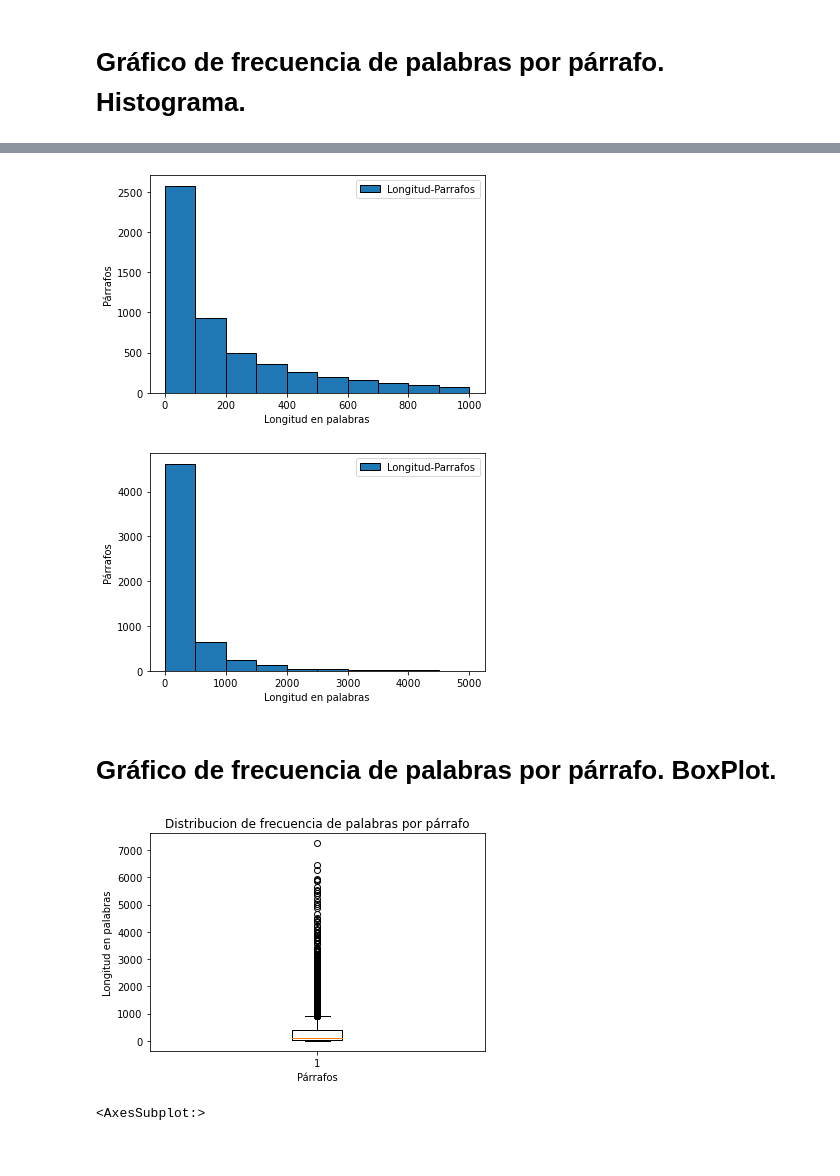
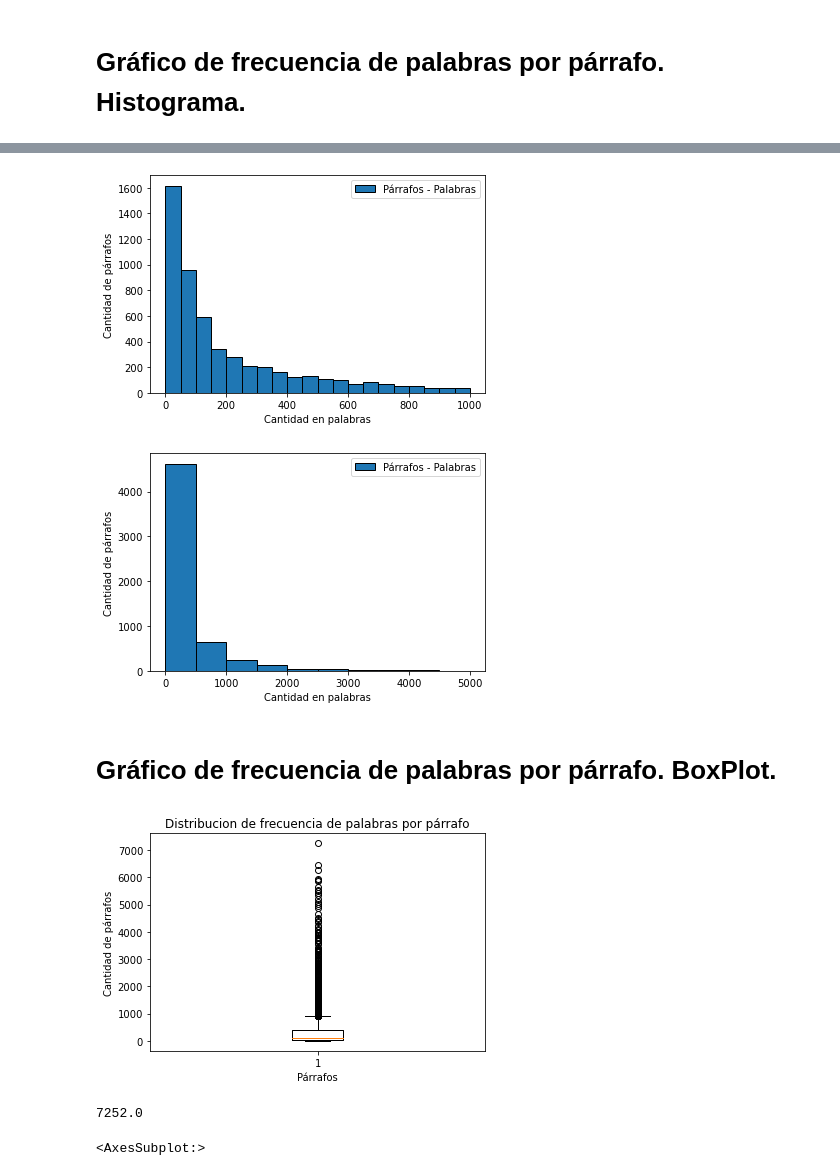
Before and after one commit to gaston411/Mi-Proyecto, a Jupyter notebook: Busqueda_titulo-parrafo.ipynb, the cells around one changed output, grey strips where cells are left out. Saved outputs shown, nothing was run; the diff lists cells and outputs as text; code cells hidden in the pictures.

```diff
--- a/Busqueda_titulo-parrafo.ipynb
+++ b/Busqueda_titulo-parrafo.ipynb
@@ -514,39 +586,44 @@ plt.show()
+# %%
+import matplotlib.pyplot as plt
+
+longParrafos = dfUbicacionTitulos['longitud_parrafo']
+bins2 = [0,50, 100,150, 200,250, 300,350, 400,450, 500,550, 600,650, 700,750, 800,850, 900,950, 1000]#[0, 100, 200, 300, 400, 500, 600, 700, 800, 900, 1000] #, 2000, 2500, 3000, 3500, 4000, 4500, 5000, 5500, 6000
+
+plt.hist(longParrafos, bins2,edgecolor='black',label='Párrafos - Palabras')
+plt.legend()
+plt.xlabel('Cantidad en palabras')
+plt.ylabel('Cantidad de párrafos')
+plt.show()
+# total de parrafos 5775
+# %% [output]
+[figure, added]
 # %%
 import matplotlib.pyplot as plt
 
 longParrafos = dfUbicacionTitulos['longitud_parrafo']
-bins2 = [0, 100, 200, 300, 400, 500, 600, 700, 800, 900, 1000] #, 2000, 2500, 3000, 3500, 4000, 4500, 5000, 5500, 6000
+bins3 = [0, 500, 1000, 1500, 2000, 2500, 3000, 3500, 4000, 4500, 5000]
 
-plt.hist(longParrafos, bins2, edgecolor='black',label='Longitud-Parrafos')
+plt.hist(longParrafos, bins3, edgecolor='black', label='Párrafos - Palabras')
 plt.legend()
-plt.xlabel('Longitud en palabras')
-plt.ylabel('Párrafos')
+plt.xlabel('Cantidad en palabras')
+plt.ylabel('Cantidad de párrafos')
 plt.show()
 # %% [output]
-[figure, old version]
+[figure, new version]
-# %%
-import matplotlib.pyplot as plt
-
-longParrafos = dfUbicacionTitulos['longitud_parrafo']
-bins3 = [0, 500, 1000, 1500, 2000, 2500, 3000, 3500, 4000, 4500, 5000]
-
-plt.hist(longParrafos, bins3, edgecolor='black', label='Longitud-Parrafos')
-plt.legend()
-plt.xlabel('Longitud en palabras')
-plt.ylabel('Párrafos')
-plt.show()
-# %% [output]
-[figure, removed]
 # %% [markdown]
 # Gráfico de frecuencia de palabras por párrafo. BoxPlot.
 # %%
 plt.boxplot(longParrafos)
 plt.title('Distribucion de frecuencia de palabras por párrafo')
 plt.xlabel('Párrafos')
-plt.ylabel('Longitud en palabras')
+plt.ylabel('Cantidad de párrafos')
 plt.show()
 # %% [output]
-[figure, old version]
+[figure, new version]
+# %%
+longParrafos.max()
+# %% [output]
+7252.0
 # %%
 dfUbicacionTitulos['longitud_parrafo'].plot(kind='box')
 # %% [output]
```
Also changed, not shown: parts of 22 cells of this notebook, 1 other file.
